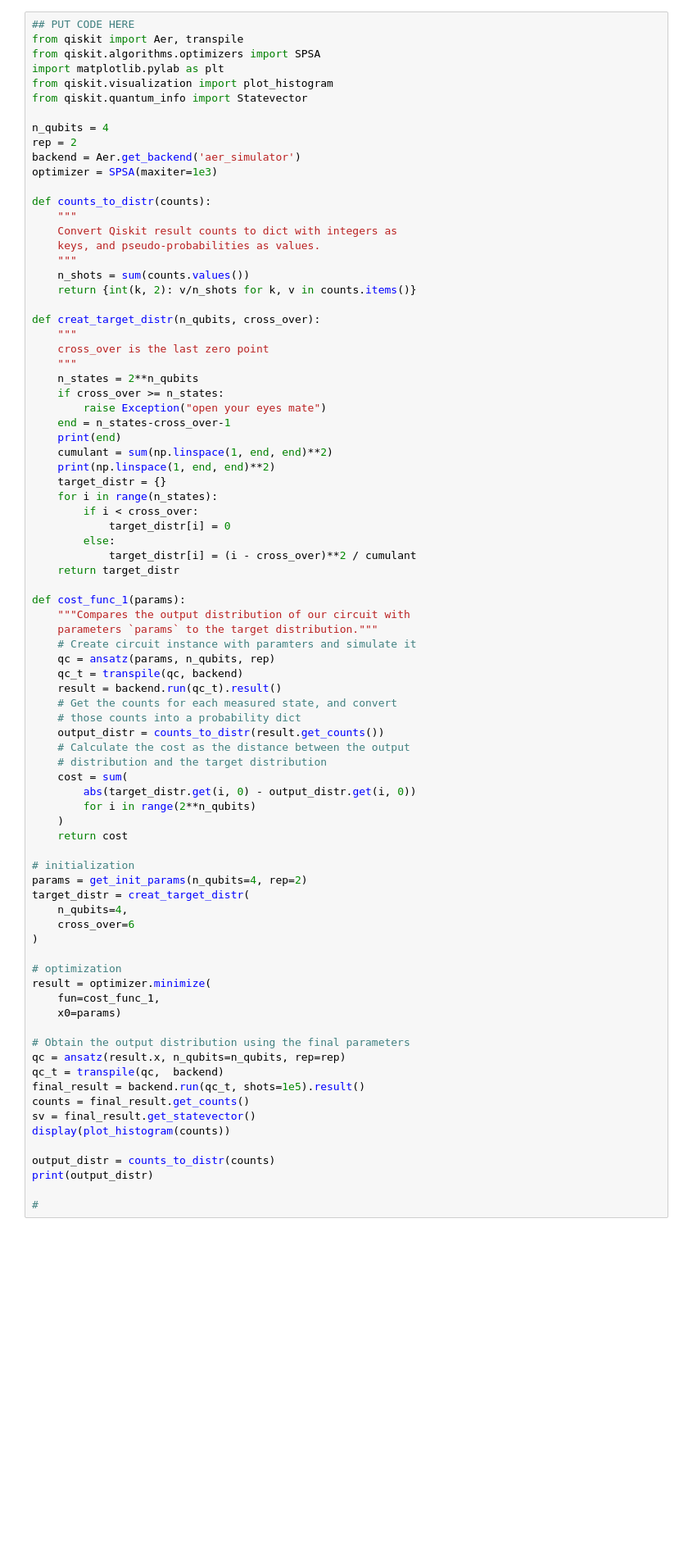
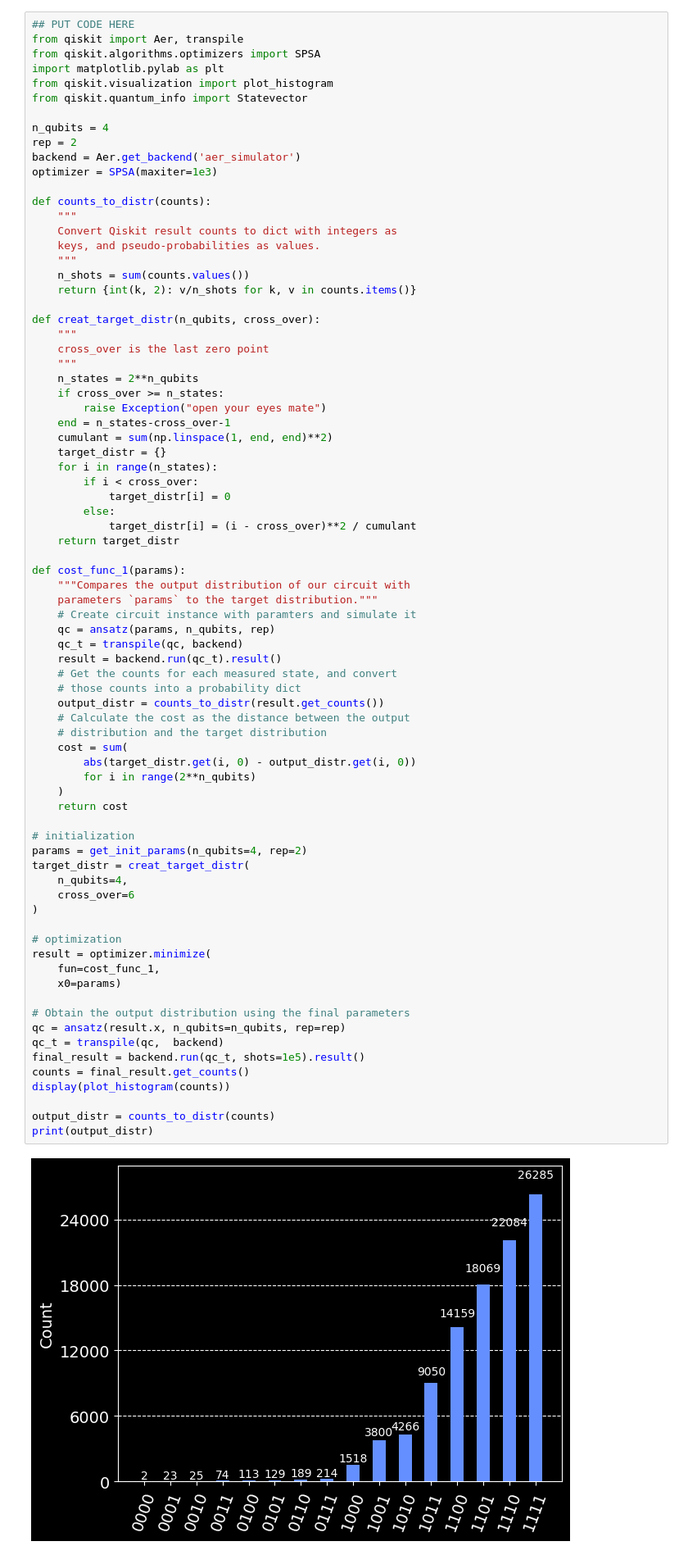
Before and after one commit to FelixXu35/Qisikit_Hackathon_BCN, a Jupyter notebook: Moodys_challenge.ipynb, the cells around one changed output. Shown: that part at 82% size. Drawn from its saved outputs; the diff is of its cells as text; blank space fills up the shorter version.

```diff
--- a/Moodys_challenge.ipynb
+++ b/Moodys_challenge.ipynb
@@ -313,9 +312,7 @@ def creat_target_distr(n_qubits, cross_over):
     if cross_over >= n_states:
         raise Exception("open your eyes mate")
     end = n_states-cross_over-1
-    print(end)
     cumulant = sum(np.linspace(1, end, end)**2)
-    print(np.linspace(1, end, end)**2)
     target_distr = {}
     for i in range(n_states):
         if i < cross_over:
@@ -337,33 +334,31 @@ def cost_func_1(params):
     # Calculate the cost as the distance between the output
     # distribution and the target distribution
     cost = sum(
         abs(target_distr.get(i, 0) - output_distr.get(i, 0))
         for i in range(2**n_qubits)
     )
     return cost
 
 # initialization
 params = get_init_params(n_qubits=4, rep=2)
 target_distr = creat_target_distr(
     n_qubits=4,
     cross_over=6
 )
 
 # optimization
 result = optimizer.minimize(
     fun=cost_func_1,
     x0=params)
 
 # Obtain the output distribution using the final parameters
 qc = ansatz(result.x, n_qubits=n_qubits, rep=rep)
 qc_t = transpile(qc,  backend)
 final_result = backend.run(qc_t, shots=1e5).result()
 counts = final_result.get_counts()
-sv = final_result.get_statevector()
 display(plot_histogram(counts))
 
 output_distr = counts_to_distr(counts)
 print(output_distr)
-
-#
 # %% [output]
+[figure, new version]
```
Also changed, not shown: parts of 5 cells of this notebook.
